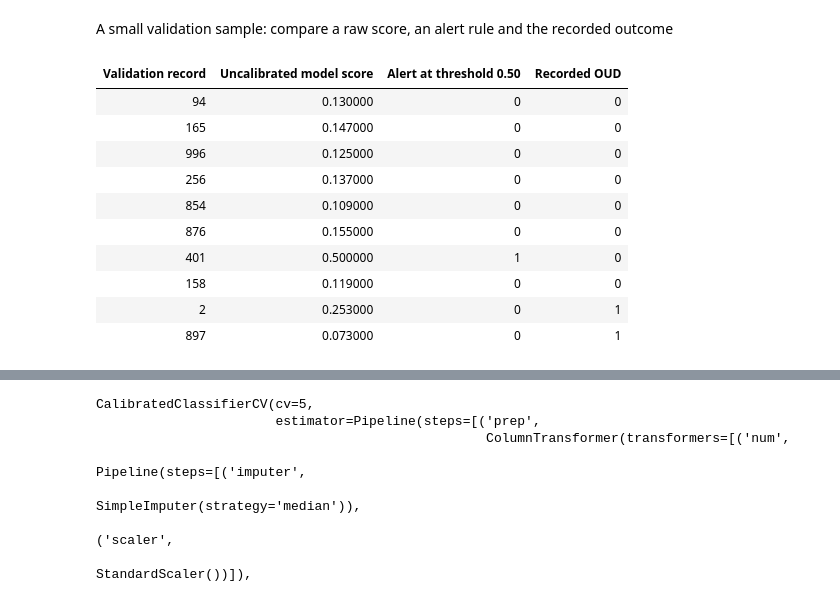
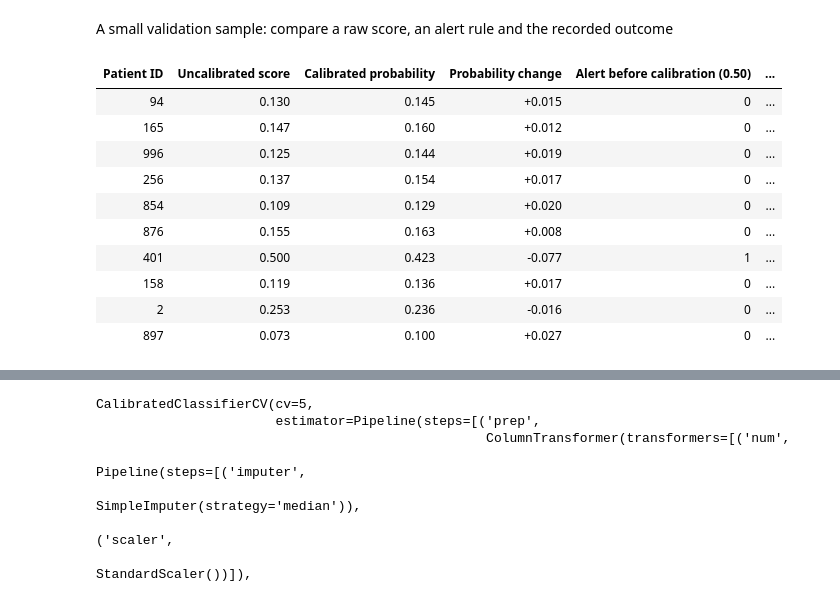
Before and after one commit to IE-ML-for-Healthcare/RAI_opioid_risk_prevention, a Jupyter notebook: ML4HL_OD_RAI_toolbox.ipynb, the cells around one changed output, grey strips where cells are left out. Drawn from its saved outputs; the diff is of its cells as text; code cells hidden in the pictures.

```diff
--- a/ML4HL_OD_RAI_toolbox.ipynb
+++ b/ML4HL_OD_RAI_toolbox.ipynb
@@ -583,45 +583,61 @@ The reliability plot compares predicted probabilities with observed outcome rate
 # %% [markdown]
 A small validation sample: compare a raw score, an alert rule and the recorded outcome
 # %%
-tbl5 = (
-    pd.DataFrame(
-        {
-            "raw_score": positive_scores(base_clf, X_val),
-            "actual": y_val.loc[X_val.index].astype(int),
-        },
-        index=X_val.index,
-    )
-    .assign(predicted=lambda d: (d["raw_score"] >= 0.50).astype(int))  # Illustrative threshold before calibration
-    .round({"raw_score": 3})
-    .sample(n=10, random_state=7)
-    .reset_index()
-    .rename(columns={
-        "index": "Record ID",
-        "raw_score": "Uncalibrated model score",
-        "predicted": "Alert at threshold 0.50",
-        "actual": "Recorded OUD",
-    })
-    .loc[:, [
-        "Record ID",
-        "Uncalibrated model score",
-        "Alert at threshold 0.50",
-        "Recorded OUD",
-    ]]
+# Reuse the same 10 patients shown earlier
+sample_ids = tbl5["Record ID"].tolist()
+
+sample_positions = [
+    X_val.index.get_loc(patient_id)
+    for patient_id in sample_ids
+]
+
+calibration_patient_table = pd.DataFrame({
+    "Patient ID": sample_ids,
+    "Uncalibrated score": p_before[sample_positions],
+    "Alert before calibration (0.50)": (
+        p_before[sample_positions] >= 0.50
+    ).astype(int),
+    "Calibrated probability": p_after[sample_positions],
+    "Alert after calibration (0.50)": (
+        p_after[sample_positions] >= 0.50
+    ).astype(int),
+    "Recorded OUD": y_val.loc[sample_ids].astype(int).values,
+})
+
+calibration_patient_table["Probability change"] = (
+    calibration_patient_table["Calibrated probability"]
+    - calibration_patient_table["Uncalibrated score"]
 )
 
 display(
-    tbl5.style
+    calibration_patient_table[
+        [
+            "Patient ID",
+            "Uncalibrated score",
+            "Calibrated probability",
+            "Probability change",
+            "Alert before calibration (0.50)",
+            "Alert after calibration (0.50)",
+            "Recorded OUD",
+        ]
+    ]
+    .style
     .hide(axis="index")
+    .format({
+        "Uncalibrated score": "{:.3f}",
+        "Calibrated probability": "{:.3f}",
+        "Probability change": "{:+.3f}",
+    })
 )
 # %% [output]
-| Validation record | Uncalibrated model score | Alert at threshold 0.50 | Recorded OUD |
-| 94 | 0.130000 | 0 | 0 |
-| 165 | 0.147000 | 0 | 0 |
-| 996 | 0.125000 | 0 | 0 |
-| 256 | 0.137000 | 0 | 0 |
-| 854 | 0.109000 | 0 | 0 |
-| 876 | 0.155000 | 0 | 0 |
-| 401 | 0.500000 | 1 | 0 |
-| 158 | 0.119000 | 0 | 0 |
-| 2 | 0.253000 | 0 | 1 |
-| 897 | 0.073000 | 0 | 1 |
+| Patient ID | Uncalibrated score | Calibrated probability | Probability change | Alert before calibration (0.50) | ... |
+| 94 | 0.130 | 0.145 | +0.015 | 0 | ... |
+| 165 | 0.147 | 0.160 | +0.012 | 0 | ... |
+| 996 | 0.125 | 0.144 | +0.019 | 0 | ... |
+| 256 | 0.137 | 0.154 | +0.017 | 0 | ... |
+| 854 | 0.109 | 0.129 | +0.020 | 0 | ... |
+| 876 | 0.155 | 0.163 | +0.008 | 0 | ... |
+| 401 | 0.500 | 0.423 | -0.077 | 1 | ... |
+| 158 | 0.119 | 0.136 | +0.017 | 0 | ... |
+| 2 | 0.253 | 0.236 | -0.016 | 0 | ... |
+| 897 | 0.073 | 0.100 | +0.027 | 0 | ... |
```
Also changed, not shown: parts of 7 cells of this notebook.
